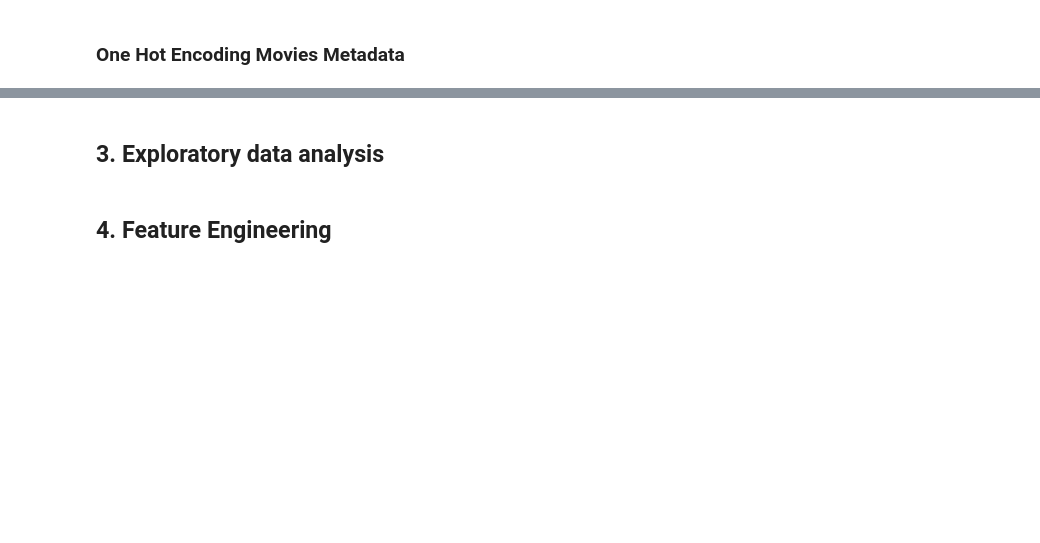
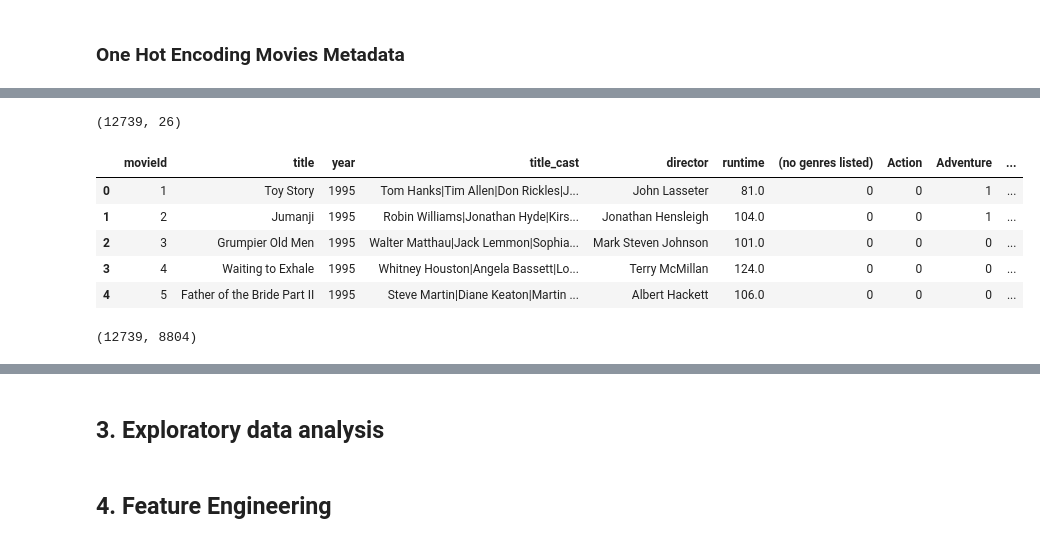
Before and after one commit to NgawethuMtirara/unsupervised-streamlit-teamcw3, a Jupyter notebook: Notebook/Team_CW3_Unsupervised.ipynb, the cells around one changed output, grey strips where cells are left out. Cells and saved outputs as stored; diff of their text form; code cells hidden in the pictures; blank space fills up the shorter version.

```diff
--- a/Notebook/Team_CW3_Unsupervised.ipynb
+++ b/Notebook/Team_CW3_Unsupervised.ipynb
@@ -318,2 +306,8 @@ OSError: Cannot save file into a non-existent directory: 'Desktop\unsupervised_t
 # %% [markdown]
 ### One Hot Encoding Movies Metadata
+# %%
+movies_ohe = main_df.copy()
+# %%
+# One hot encoding all the genres and check the dimensions.
+all_genres = movies_ohe.genres.str.get_dummies()
+all_genres.shape
@@ -319,0 +337,20 @@ OSError: Cannot save file into a non-existent directory: 'Desktop\unsupervised_t
+# %%
+# Append the one hot encoded genres to the movies_ohe.
+movies_ohe.drop("genres", axis=1, inplace=True)
+movies_ohe = pd.concat([movies_ohe, all_genres], axis=1)
+print(movies_ohe.shape)
+movies_ohe.head()
+# %% [output]
+(12739, 26)
+|  | movieId | title | year | title_cast | director | runtime | (no genres listed) | Action | Adventure | ... |
+| 0 | 1 | Toy Story | 1995 | Tom Hanks|Tim Allen|Don Rickles|J... | John Lasseter | 81.0 | 0 | 0 | 1 | ... |
+| 1 | 2 | Jumanji | 1995 | Robin Williams|Jonathan Hyde|Kirs... | Jonathan Hensleigh | 104.0 | 0 | 0 | 1 | ... |
+| 2 | 3 | Grumpier Old Men | 1995 | Walter Matthau|Jack Lemmon|Sophia... | Mark Steven Johnson | 101.0 | 0 | 0 | 0 | ... |
+| 3 | 4 | Waiting to Exhale | 1995 | Whitney Houston|Angela Bassett|Lo... | Terry McMillan | 124.0 | 0 | 0 | 0 | ... |
+| 4 | 5 | Father of the Bride Part II | 1995 | Steve Martin|Diane Keaton|Martin ... | Albert Hackett | 106.0 | 0 | 0 | 0 | ... |
+# %%
+# One hot encoding all the directors and check the dimensions.
+all_directors = movies_ohe.director.str.get_dummies()
+all_directors.shape
+# %% [output]
+(12739, 8804)
```
Also changed, not shown: parts of 13 cells of this notebook, 2 other files.
